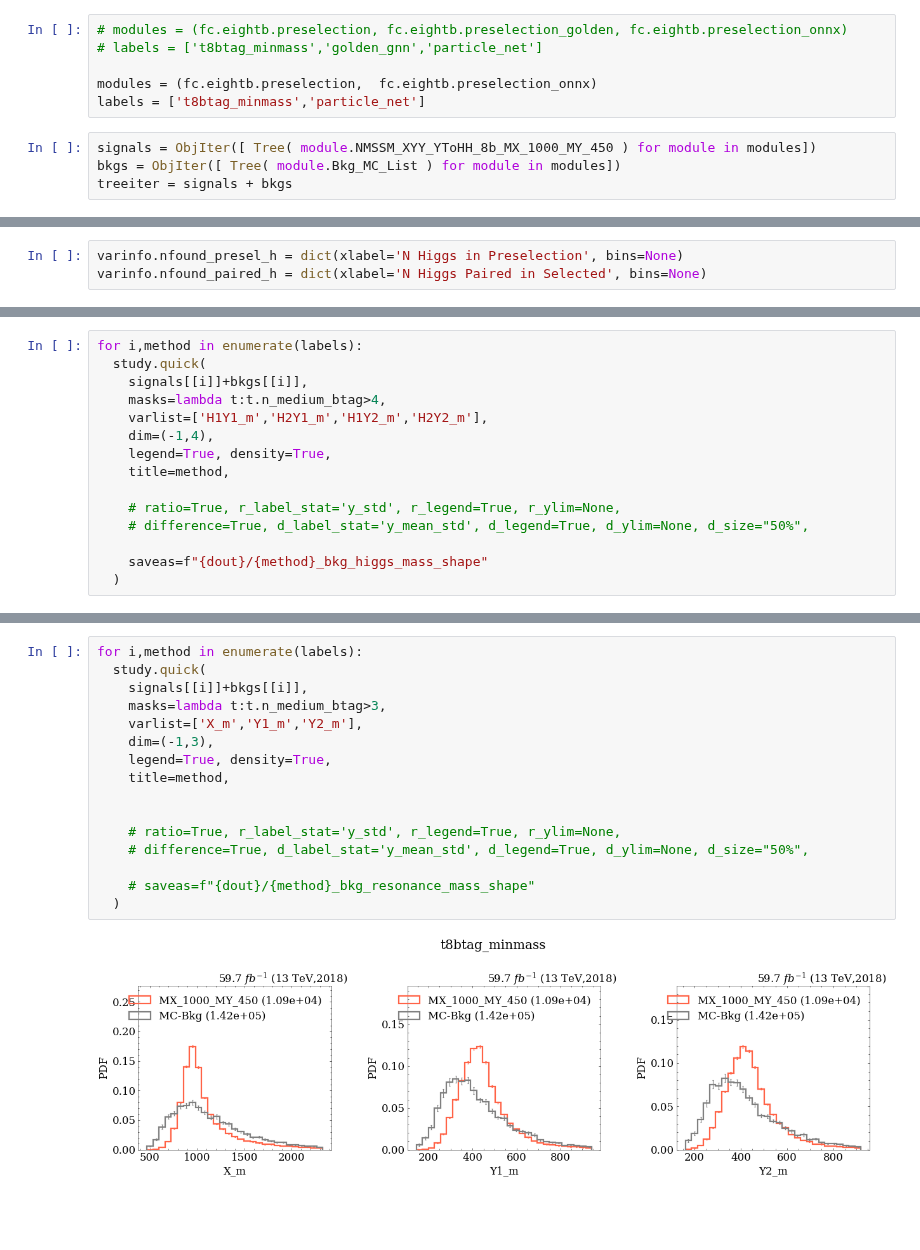
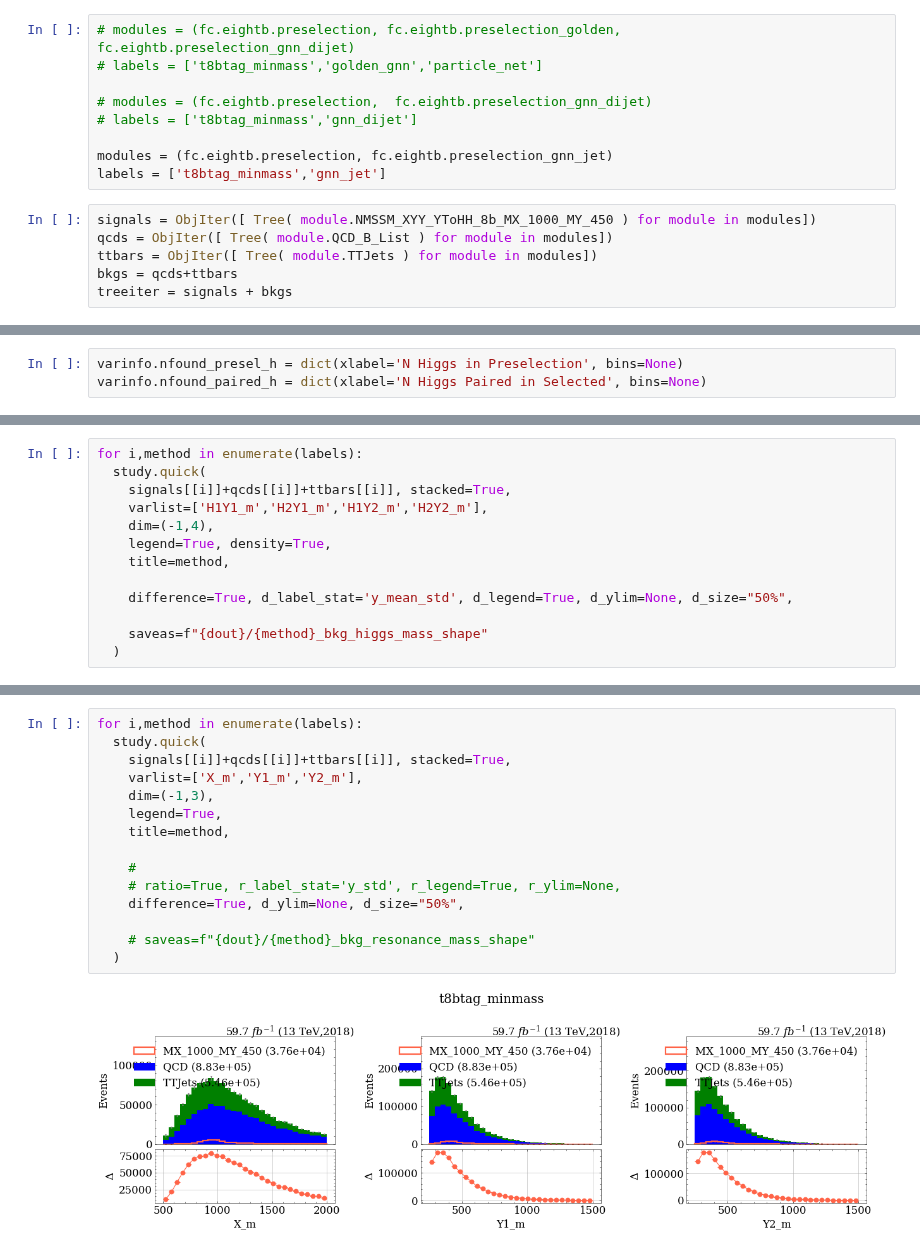
Before and after one commit to ekoenig4/analysis, a Jupyter notebook: jupyter/eightb/comparing_pairing/output-benchmark.ipynb, the cells around one changed output, grey strips where cells are left out. Saved outputs shown, nothing was run; the diff lists cells and outputs as text; blank space fills up the shorter version.

```diff
--- a/jupyter/eightb/comparing_pairing/output-benchmark.ipynb
+++ b/jupyter/eightb/comparing_pairing/output-benchmark.ipynb
@@ -28,12 +28,17 @@ plt.rcParams['font.size'] =  15
 # %%
 dout="model_compare"
 # %%
-# modules = (fc.eightb.preselection, fc.eightb.preselection_golden, fc.eightb.preselection_onnx)
+# modules = (fc.eightb.preselection, fc.eightb.preselection_golden, fc.eightb.preselection_gnn_dijet)
 # labels = ['t8btag_minmass','golden_gnn','particle_net']
 
-modules = (fc.eightb.preselection,  fc.eightb.preselection_onnx)
-labels = ['t8btag_minmass','particle_net']
+# modules = (fc.eightb.preselection,  fc.eightb.preselection_gnn_dijet)
+# labels = ['t8btag_minmass','gnn_dijet']
+
+modules = (fc.eightb.preselection, fc.eightb.preselection_gnn_jet)
+labels = ['t8btag_minmass','gnn_jet']
 # %%
 signals = ObjIter([ Tree( module.NMSSM_XYY_YToHH_8b_MX_1000_MY_450 ) for module in modules])
-bkgs = ObjIter([ Tree( module.Bkg_MC_List ) for module in modules])
+qcds = ObjIter([ Tree( module.QCD_B_List ) for module in modules])
+ttbars = ObjIter([ Tree( module.TTJets ) for module in modules])
+bkgs = qcds+ttbars
 treeiter = signals + bkgs
@@ -109,15 +120,13 @@ study.quick(
 # %%
 for i,method in enumerate(labels):
   study.quick(
-    signals[[i]]+bkgs[[i]],
-    masks=lambda t:t.n_medium_btag>4,
+    signals[[i]]+qcds[[i]]+ttbars[[i]], stacked=True,
     varlist=['H1Y1_m','H2Y1_m','H1Y2_m','H2Y2_m'],
     dim=(-1,4),
     legend=True, density=True,
     title=method,
 
-    # ratio=True, r_label_stat='y_std', r_legend=True, r_ylim=None,
-    # difference=True, d_label_stat='y_mean_std', d_legend=True, d_ylim=None, d_size="50%",
+    difference=True, d_label_stat='y_mean_std', d_legend=True, d_ylim=None, d_size="50%",
 
     saveas=f"{dout}/{method}_bkg_higgs_mass_shape"
   )
@@ -142,18 +136,17 @@ study.quick(
 # %%
 for i,method in enumerate(labels):
   study.quick(
-    signals[[i]]+bkgs[[i]],
-    masks=lambda t:t.n_medium_btag>3,
+    signals[[i]]+qcds[[i]]+ttbars[[i]], stacked=True,
     varlist=['X_m','Y1_m','Y2_m'],
     dim=(-1,3),
-    legend=True, density=True,
+    legend=True,
     title=method,
 
-
+    #
     # ratio=True, r_label_stat='y_std', r_legend=True, r_ylim=None,
-    # difference=True, d_label_stat='y_mean_std', d_legend=True, d_ylim=None, d_size="50%",
+    difference=True, d_ylim=None, d_size="50%",
 
     # saveas=f"{dout}/{method}_bkg_resonance_mass_shape"
   )
 # %% [output]
-[figure, old version]
+[figure, new version]
```
Also changed, not shown: parts of 12 cells of this notebook, 10 other files.
